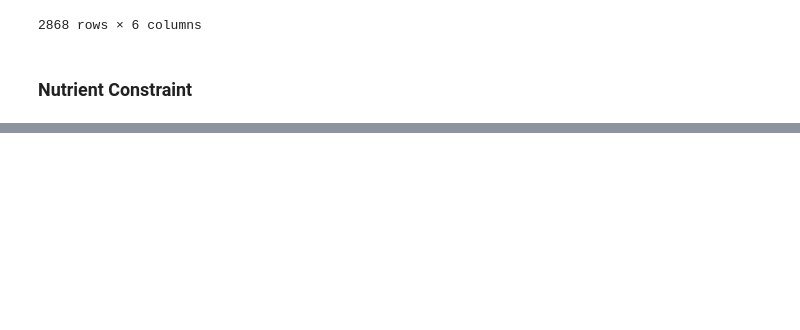
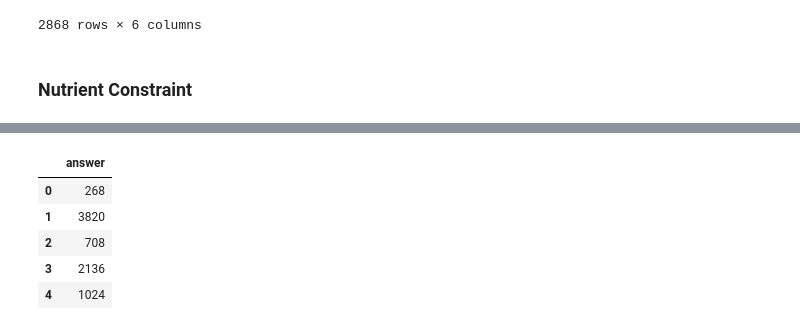
Before and after one commit to rach-rgb/food-recommendation-w-constraints, a Jupyter notebook: notebooks/BF_sample.ipynb, the cells around one changed output, grey strips where cells are left out. Cells and saved outputs as stored; diff of their text form; code cells hidden in the pictures; blank space fills up the shorter version.

```diff
--- a/notebooks/BF_sample.ipynb
+++ b/notebooks/BF_sample.ipynb
@@ -435,0 +462,10 @@ data3_sample
+# %%
+df = pd.DataFrame(d2)
+df.head()
+# %% [output]
+|  | answer |
+| 0 | 268 |
+| 1 | 3820 |
+| 2 | 708 |
+| 3 | 2136 |
+| 4 | 1024 |
```
Also changed, not shown: parts of 14 cells of this notebook, 6 other files.
